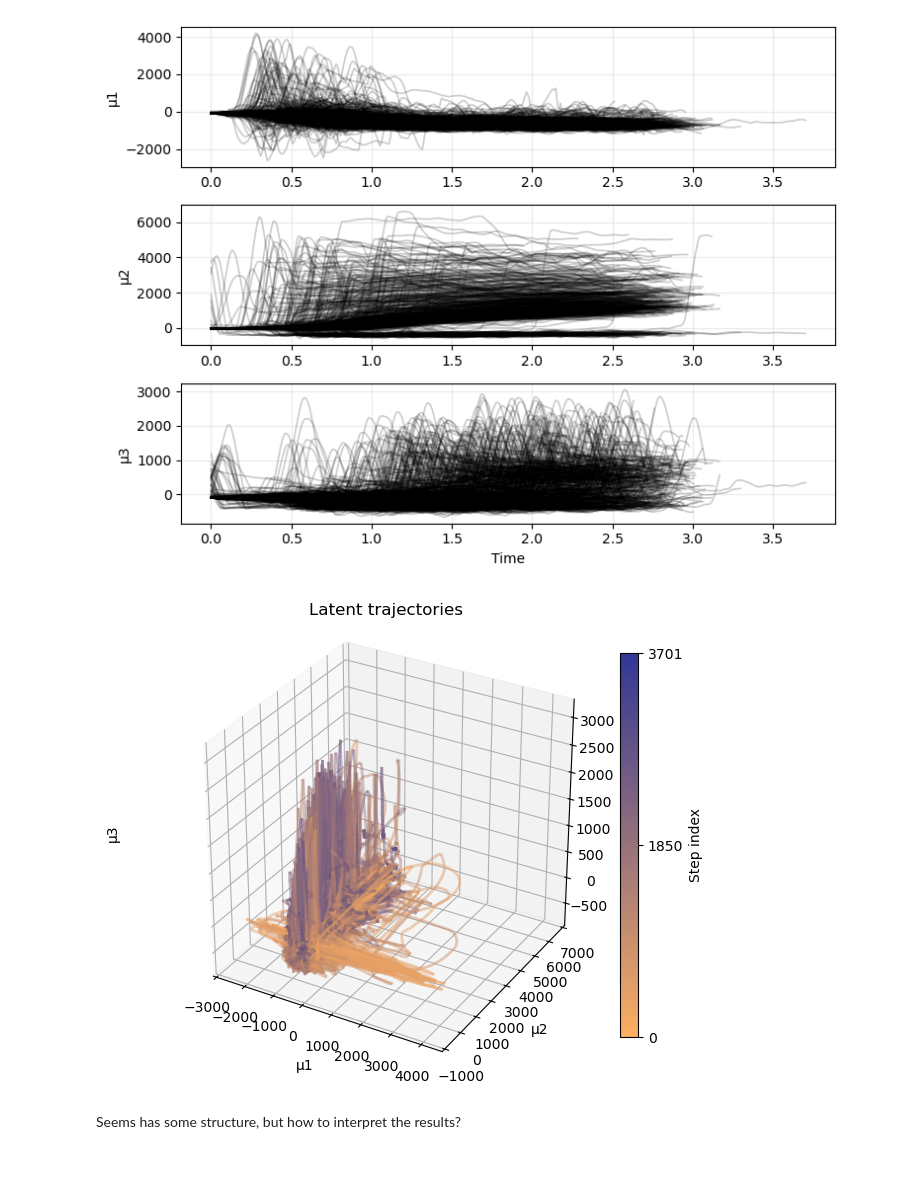
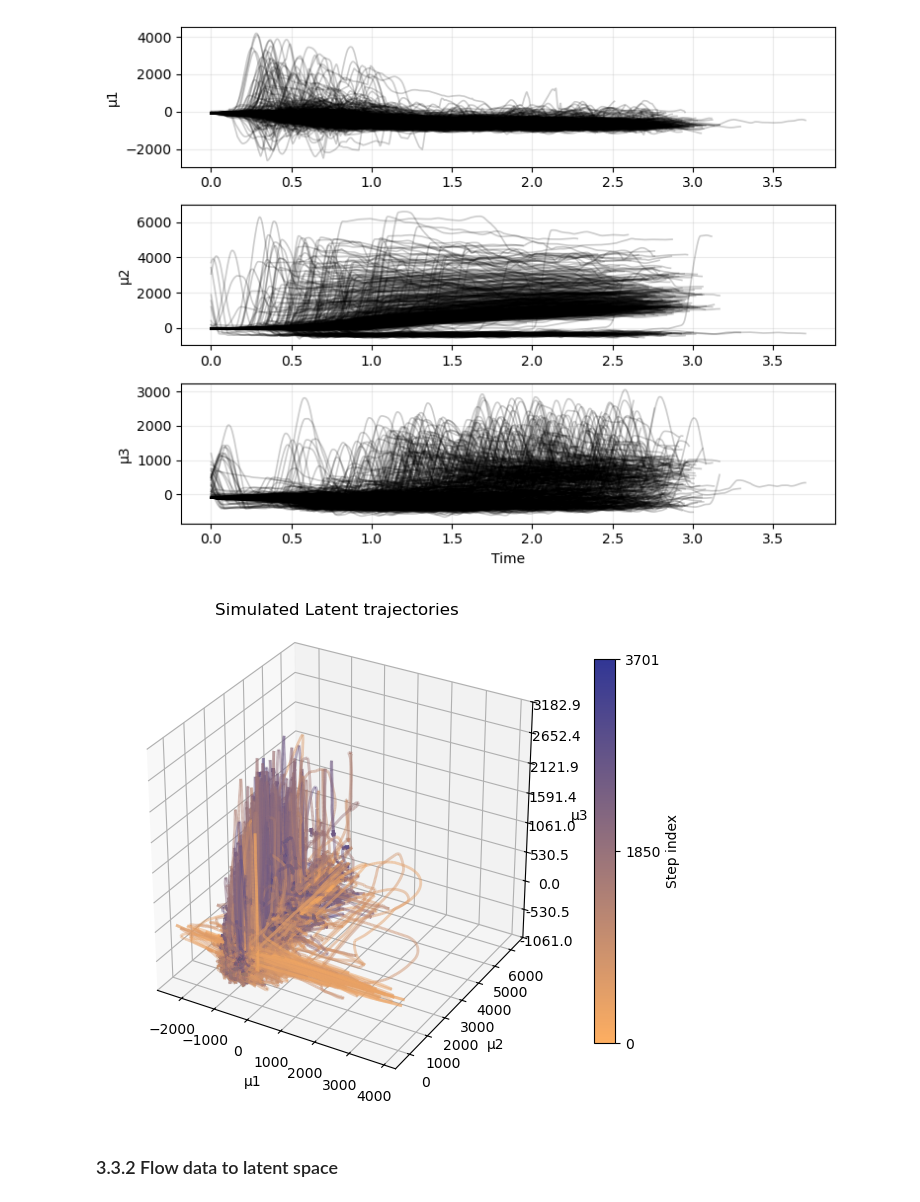
Before and after one commit to dannyfa/Velocity_Flow_Matching, a Jupyter notebook: plot_maze_results.ipynb, the cells around one changed output. Cells and saved outputs as stored; diff of their text form; code cells hidden in the pictures; blank space fills up the shorter version.

Commit message:
update mc_maze results

```diff
--- a/plot_maze_results.ipynb
+++ b/plot_maze_results.ipynb
@@ -291,3 +282,5 @@ with torch.inference_mode():
+# %%
+mu_traj = latent_mu(traj_sim_tau0, encoder, dim_preserve, device)
 # %%
 mu_traj_np = [mu_traj[j].cpu().numpy() for j in range(len(mu_traj))]
 plot_latent_time_series(mu_traj_np, alpha = 0.2, dims=np.arange(dim_preserve),
@@ -297,9 +290,9 @@ plot_latent_time_series(mu_traj_np, alpha = 0.2, dims=np.arange(dim_preserve),
 # %%
 plot_mu_trajectories_gradient_steps_3d(
     mu_traj_np, trial_indices=np.arange(len(mu_traj_np)), dims=(0,1,2),
-    title="Latent trajectories"
+    title="Simulated Latent trajectories"
 )
 # %% [output]
-[figure, old version]
+[figure, new version]
-# %% [markdown]
-Seems has some structure, but how to interpret the results?
+# %% [markdown]
+### 3.3.2 Flow data to latent space
```
Also changed, not shown: parts of 6 cells of this notebook, 2 other files.
